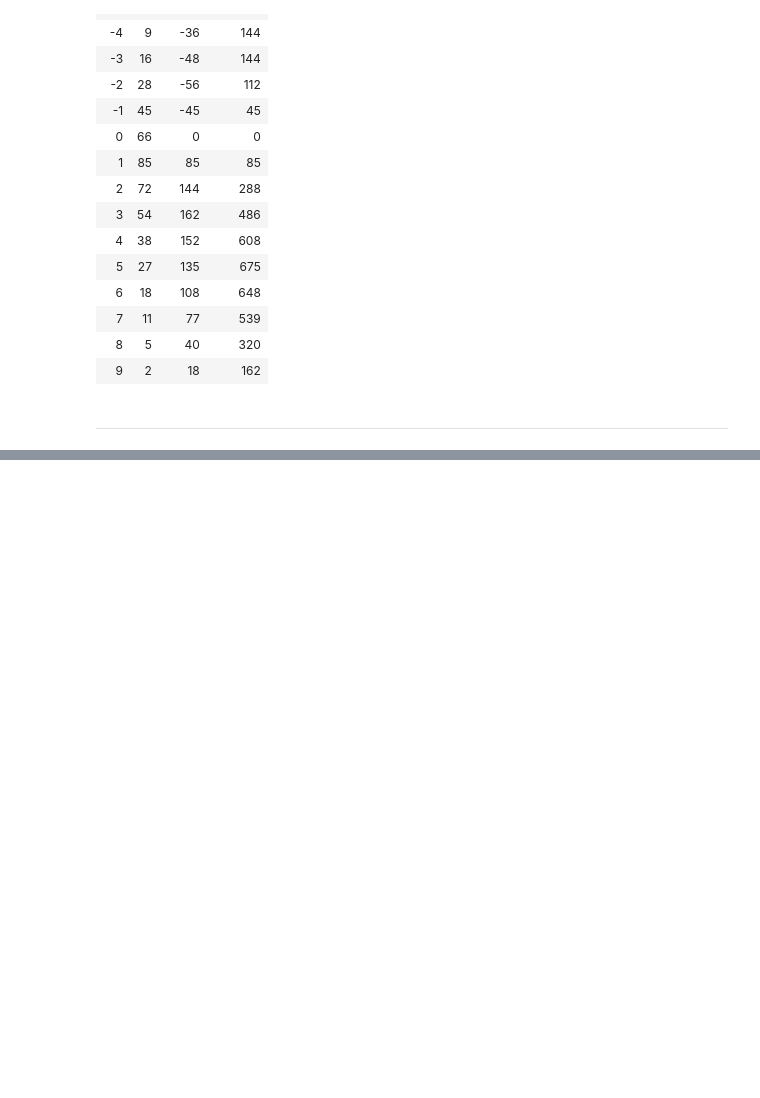
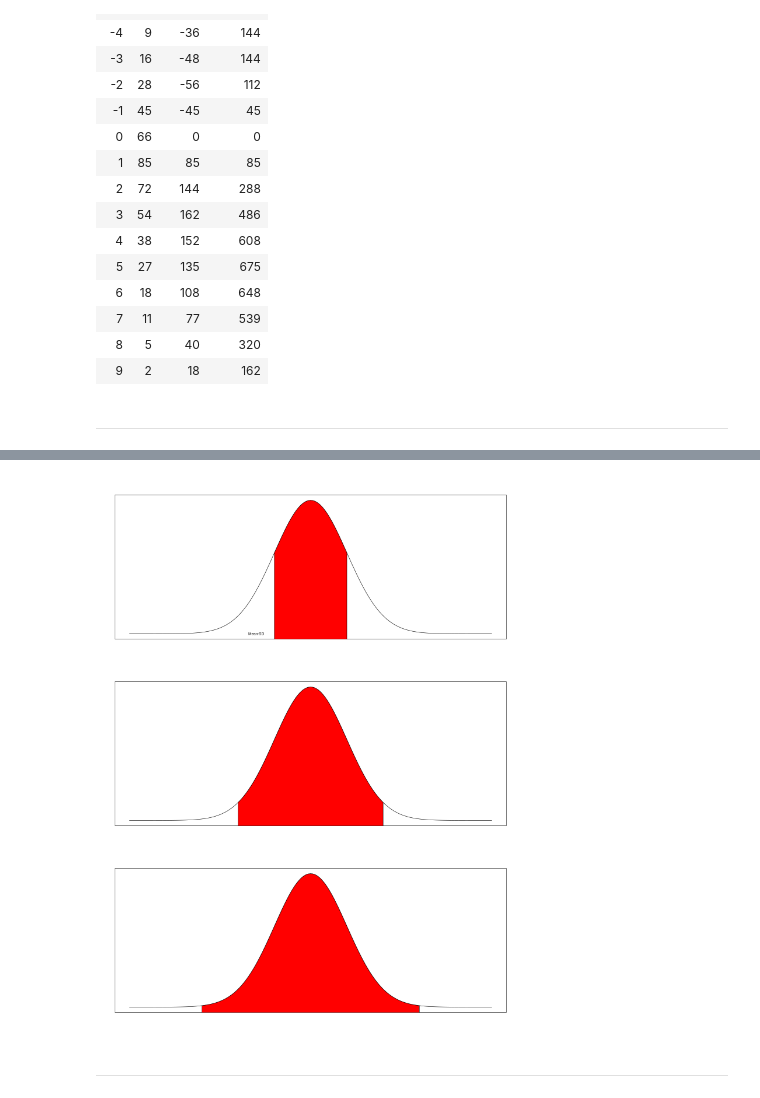
Before and after one commit to jbennett7/Statistics, a Jupyter notebook: Chapter 4 The standard deviation and other measures of dispersion.ipynb, the cells around one changed output, grey strips where cells are left out. Drawn from its saved outputs; the diff is of its cells as text; code cells hidden in the pictures; blank space fills up the shorter version.

```diff
--- a/Chapter 4 The standard deviation and other measures of dispersion.ipynb
+++ b/Chapter 4 The standard deviation and other measures of dispersion.ipynb
@@ -1046,0 +1210,19 @@ where $a$ is an average besides the arithmetic mean. Of all such standard deviat
+# %%
+SD <- 2
+M <- 0
+x <- seq(-10, 10, by = .1)
+y <- dnorm(x, mean=M, sd=SD)
+par(mfrow=c(3,1))
+options(repr.plot.width=12, repr.plot.height=16)
+plot(x,y,type='l',xaxt="n",yaxt="n",ann=FALSE)
+polygon(c(-SD, x[x>=-SD & x<=SD], SD), c(-.1, y[x>=-SD & x<=SD], -.1), col="red")
+text(-3,0,"Mean-SD")
+plot(x,y,type='l',xaxt="n",yaxt="n",ann=FALSE)
+polygon(c(-2*SD, x[x>=-2*SD & x<=2*SD], 2*SD), c(-.1, y[x>=-2*SD & x<=2*SD], -.1), col="red")
+plot(x,y,type='l',xaxt="n",yaxt="n",ann=FALSE)
+polygon(c(-3*SD, x[x>=-3*SD & x<=3*SD], 3*SD), c(-.1, y[x>=-3*SD & x<=3*SD], -.1), col="red")
+options(repr.plot.width=7, repr.plot.height=7)
+# %% [output]
+[figure, added]
+# %% [markdown]
+---
```
Also changed, not shown: parts of 20 cells of this notebook.
